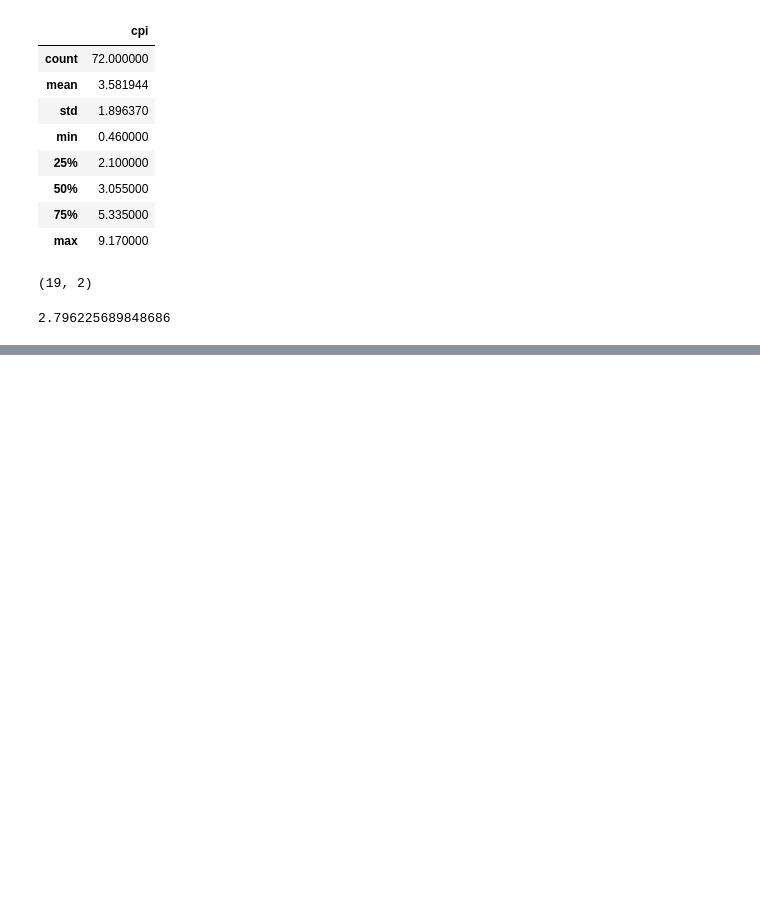
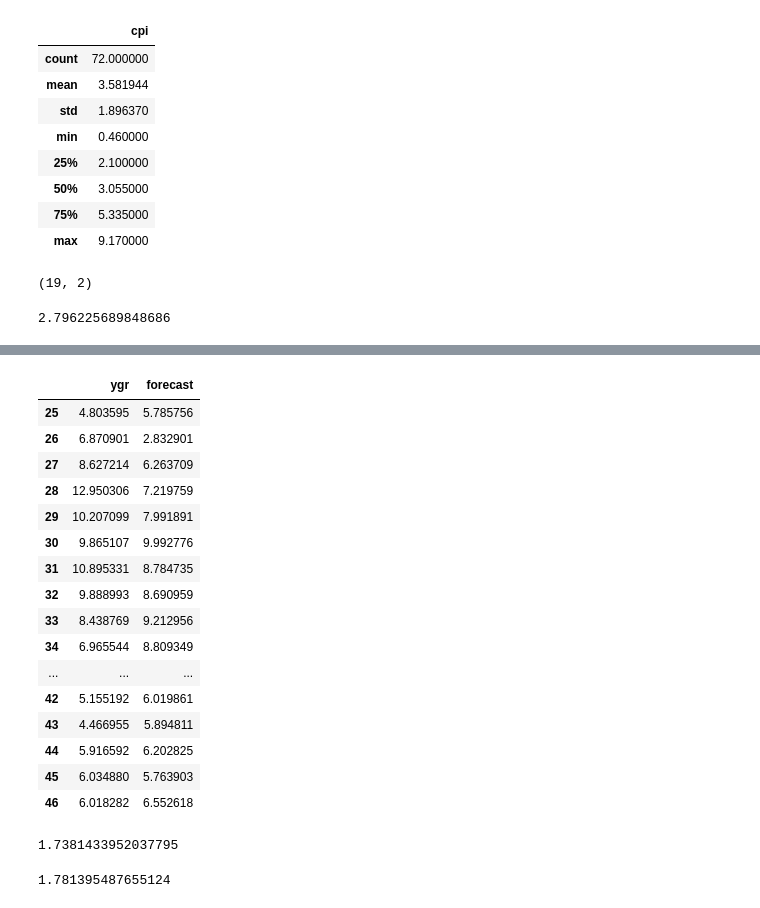
Before and after one commit to keita-dc/IMFxMFx, a Jupyter notebook: IMFx_MFx_mod_4.ipynb, the cells around one changed output, grey strips where cells are left out. Cells and saved outputs as stored; diff of their text form; code cells hidden in the pictures; blank space fills up the shorter version.

```diff
--- a/IMFx_MFx_mod_4.ipynb
+++ b/IMFx_MFx_mod_4.ipynb
@@ -69,7 +69,7 @@ p = 1
 d = 0
 q = 0
 horizon=6
-window = 54
+window = 36
 # %%
 # rolling
 forecast = []
@@ -99,0 +120,40 @@ def window(p, d, q, horizon=1, window, data):
+# %%
+p = 1
+d = 0
+q = 0
+horizon=2
+window = 24
+data = india[:47].ygr
+# %%
+# expansion
+forecast = []
+for i in range(0, len(data)-window+1):
+    data_use = data[0:i+window]
+    model = ts.arima_model.ARIMA(endog=data_use, order=(p, d, q)).fit()
+    horizon_forecast = model.forecast(steps=horizon)
+    forecast.append(horizon_forecast[0][horizon-1])
+
+result = pd.concat([pd.DataFrame(data[window+horizon-1:]),
+                    pd.DataFrame(forecast[:-horizon], index=pd.DataFrame(data[window+horizon-1:]).index)],
+                   axis=1)
+result.rename(columns={"ygr":"actual", 0:"forecast"}, inplace=True)
+# %%
+result
+# %% [output]
+|  | ygr | forecast |
+| 25 | 4.803595 | 5.785756 |
+| 26 | 6.870901 | 2.832901 |
+| 27 | 8.627214 | 6.263709 |
+| 28 | 12.950306 | 7.219759 |
+| 29 | 10.207099 | 7.991891 |
+| 30 | 9.865107 | 9.992776 |
+| 31 | 10.895331 | 8.784735 |
+| 32 | 9.888993 | 8.690959 |
+| 33 | 8.438769 | 9.212956 |
+| 34 | 6.965544 | 8.809349 |
+| ... | ... | ... |
+| 42 | 5.155192 | 6.019861 |
+| 43 | 4.466955 | 5.894811 |
+| 44 | 5.916592 | 6.202825 |
+| 45 | 6.034880 | 5.763903 |
+| 46 | 6.018282 | 6.552618 |
@@ -99,0 +162,4 @@ def window(p, d, q, horizon=1, window, data):
+# %%
+np.average(result.AE)
+# %% [output]
+1.7381433952037795
@@ -99,0 +186,4 @@ def window(p, d, q, horizon=1, window, data):
+# %%
+np.sqrt(mean_squared_error(result.actual, result.forecast))
+# %% [output]
+1.781395487655124
```
Also changed, not shown: parts of 25 cells of this notebook.
